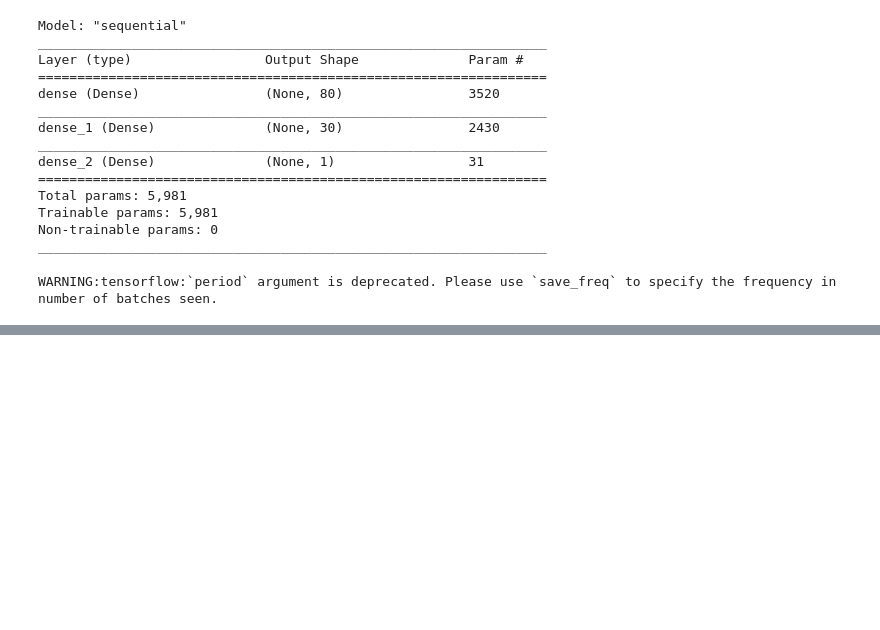
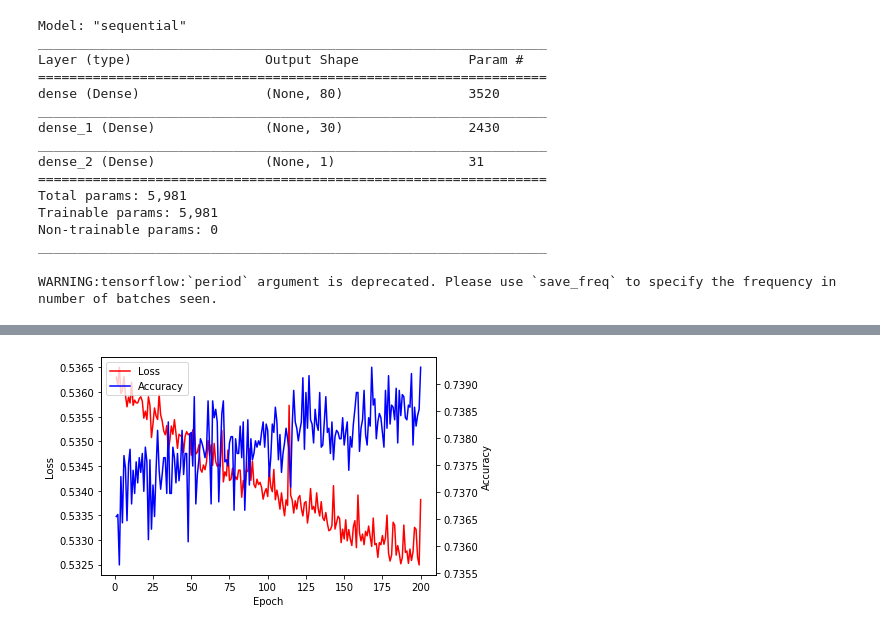
Before and after one commit to jsheppard95/Neural_Network_Charity_Analysis, a Jupyter notebook: AlphabetSoupCharity.ipynb, the cells around one changed output, grey strips where cells are left out. Drawn from its saved outputs; the diff is of its cells as text; code cells hidden in the pictures; blank space fills up the shorter version.

Commit message:
WIP: initial optimization attempts

```diff
--- a/AlphabetSoupCharity.ipynb
+++ b/AlphabetSoupCharity.ipynb
@@ -344,0 +348,4 @@ Loss: 0.569557785987854, Accuracy: 0.7301457524299622
+# %%
+# Model Optimization:
+# Increasing number of epochs
+fit_model_inc_epochs = nn.fit(X_train_scaled, y_train, epochs=200)
@@ -344,0 +370,20 @@ Loss: 0.569557785987854, Accuracy: 0.7301457524299622
+# %%
+history_df = pd.DataFrame(fit_model_inc_epochs.history,
+                          index=range(1, len(fit_model_inc_epochs.history["loss"]) + 1))
+
+fig, ax = plt.subplots()
+loss = ax.plot(history_df["loss"], color="red", label="Loss")
+ax.set_xlabel("Epoch")
+ax.set_ylabel("Loss")
+
+ax2 = ax.twinx()
+acc = ax2.plot(history_df["accuracy"], color="blue", label="Accuracy")
+ax2.set_ylabel("Accuracy")
+
+curves = loss + acc
+labs = [l.get_label() for l in curves]
+ax.legend(curves, labs, loc="upper left")
+
+plt.show()
+# %% [output]
+[figure, added]
```
Also changed, not shown: parts of 28 cells of this notebook.
